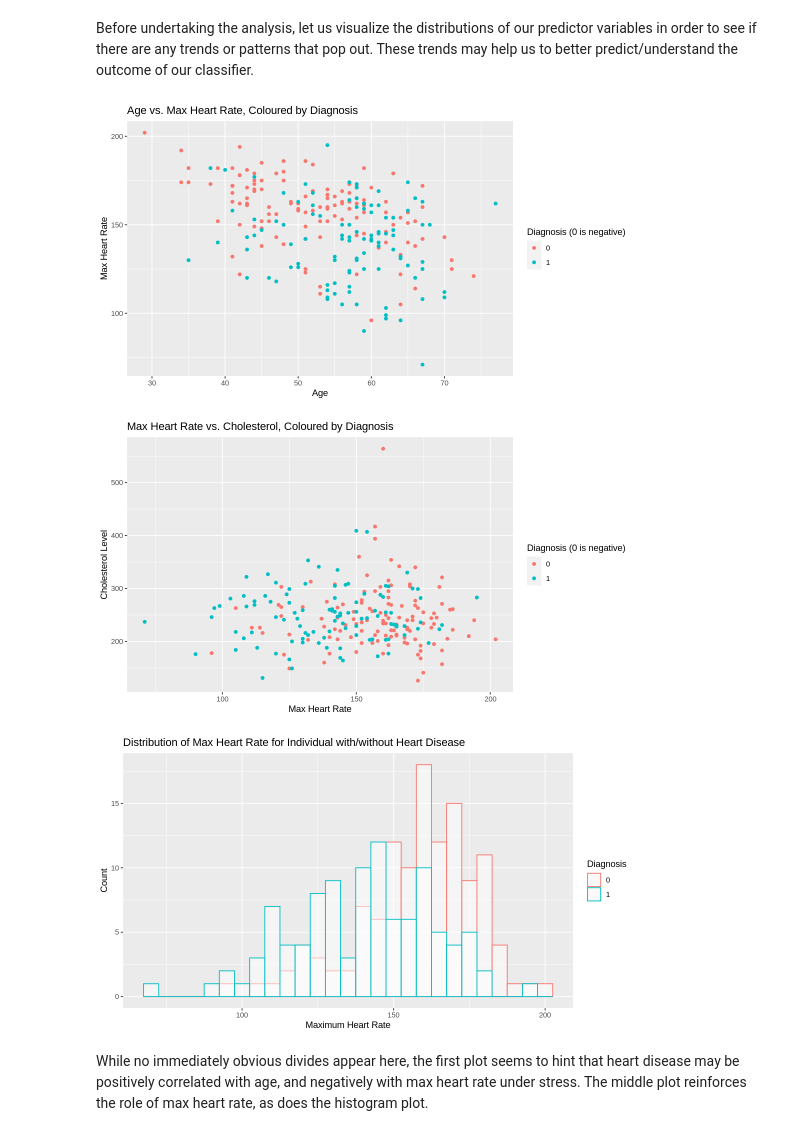
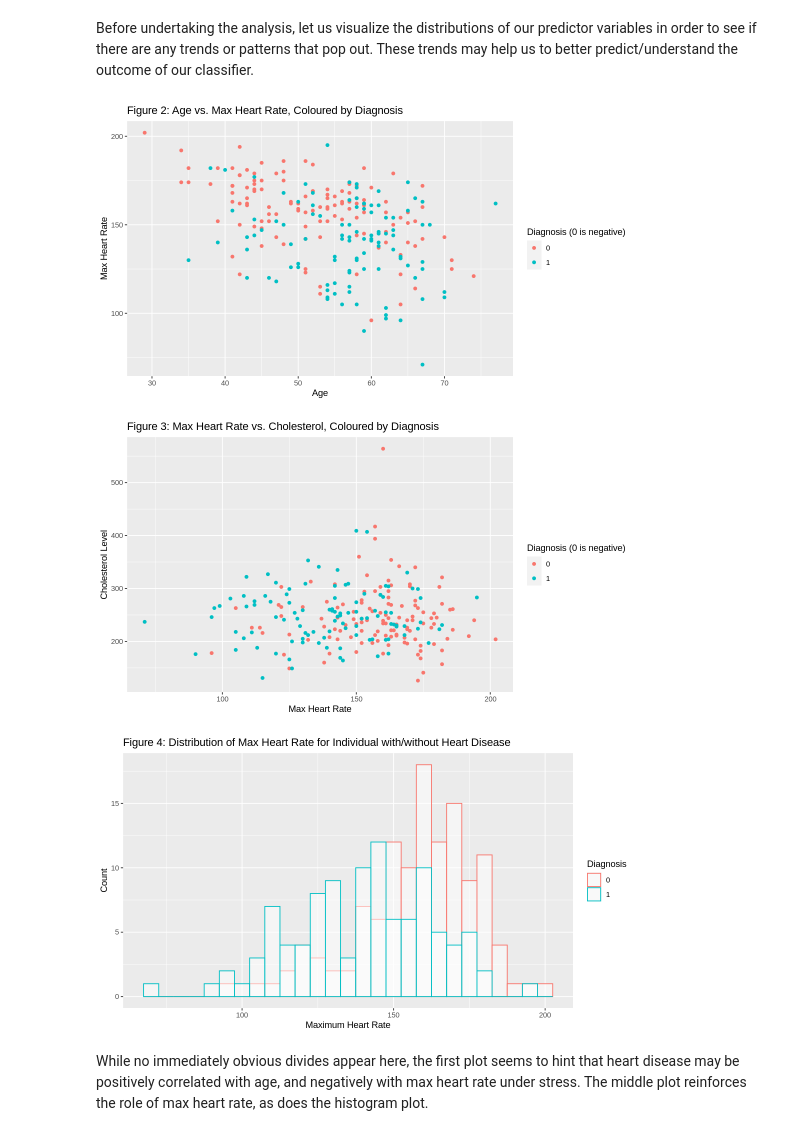
Before and after one commit to wswang98/dsci100-GroupProject, a Jupyter notebook: dsci100-group105-project.ipynb, the cells around one changed output. Drawn from its saved outputs; the diff is of its cells as text; code cells hidden in the pictures.

```diff
--- a/dsci100-group105-project.ipynb
+++ b/dsci100-group105-project.ipynb
@@ -176,35 +174,35 @@ Before undertaking the analysis, let us visualize the distributions of our predi
 # %%
 options(repr.plot.width=9,repr.plot.height=5)
 
 heart_plot <- heart_training |>
             ggplot(aes(x=age,y=max_heart_rate,color=diagnosis)) +
             geom_point() +
-            ggtitle("Age vs. Max Heart Rate, Coloured by Diagnosis") +
+            ggtitle("Figure 2: Age vs. Max Heart Rate, Coloured by Diagnosis") +
             labs(x="Age",
                  y="Max Heart Rate",
                  color="Diagnosis (0 is negative)")
 
 cholesterol_plot <- heart_training |>
             ggplot(aes(x=max_heart_rate,y=cholesterol_level,color=diagnosis)) +
             geom_point() +
-            ggtitle("Max Heart Rate vs. Cholesterol, Coloured by Diagnosis") +
+            ggtitle("Figure 3: Max Heart Rate vs. Cholesterol, Coloured by Diagnosis") +
             labs(x="Max Heart Rate",
                  y="Cholesterol Level",
                  color="Diagnosis (0 is negative)")
 
 hr_distribution_plot <- ggplot(heart_training, aes(x=max_heart_rate, color = diagnosis)) +
     geom_histogram(fill="white", alpha=0.5, position="identity", binwidth=5) +
     labs(x= "Maximum Heart Rate",y="Count", color = "Diagnosis") +
-    ggtitle("Distribution of Max Heart Rate for Individual with/without Heart Disease")
+    ggtitle("Figure 4: Distribution of Max Heart Rate for Individual with/without Heart Disease")
 
 
 heart_plot
 cholesterol_plot
 hr_distribution_plot
 # %% [output]
-[figure, old version]
+[figure, new version]
-[figure, old version]
+[figure, new version]
-[figure, old version]
+[figure, new version]
 # %% [markdown]
 While no immediately obvious divides appear here, the first plot seems to hint that heart disease may be positively correlated with age, and negatively with max heart rate under stress. The middle plot reinforces the role of max heart rate, as does the histogram plot.
 # %% [markdown]
```
Also changed, not shown: parts of 6 cells of this notebook.
